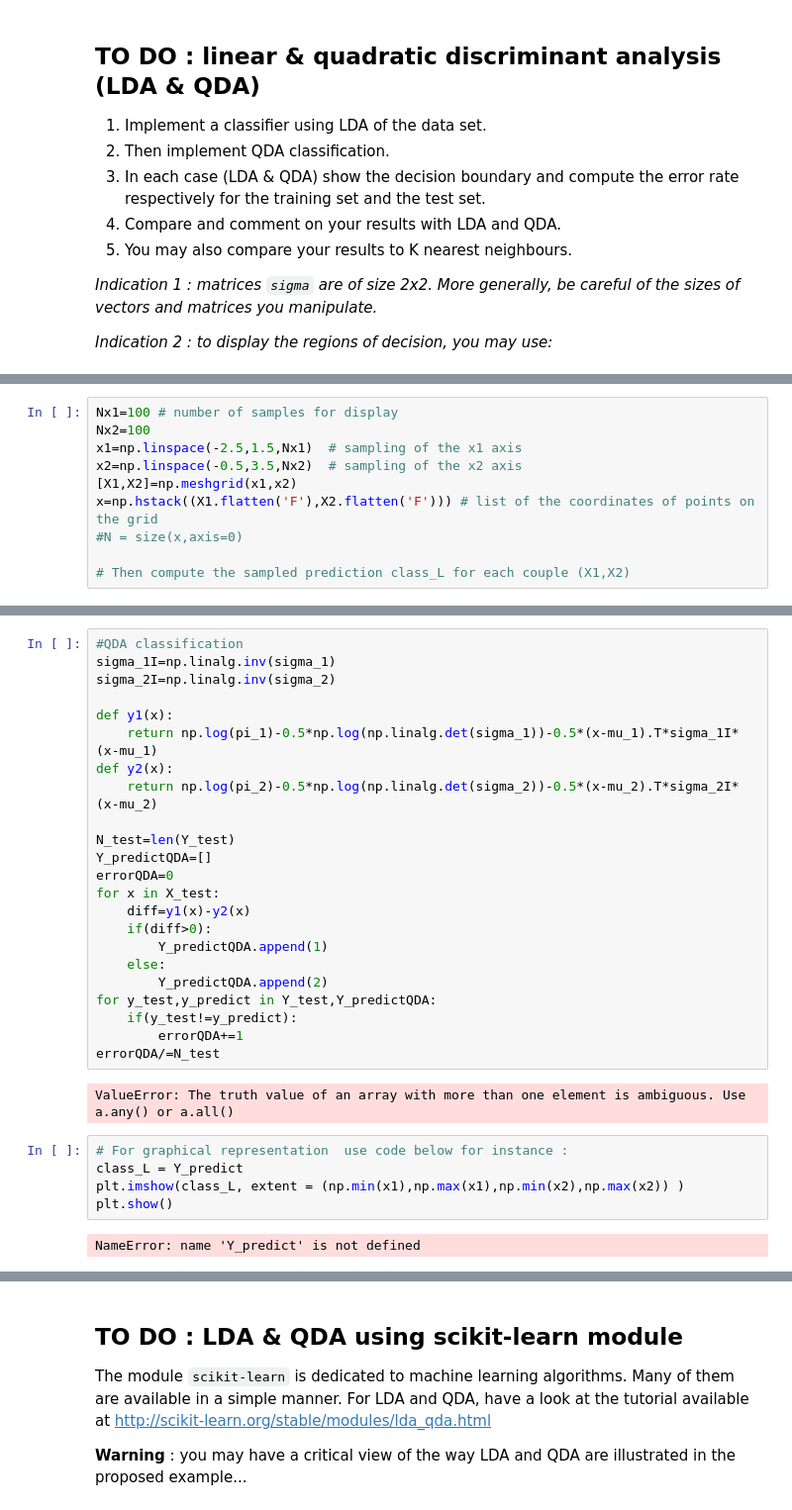
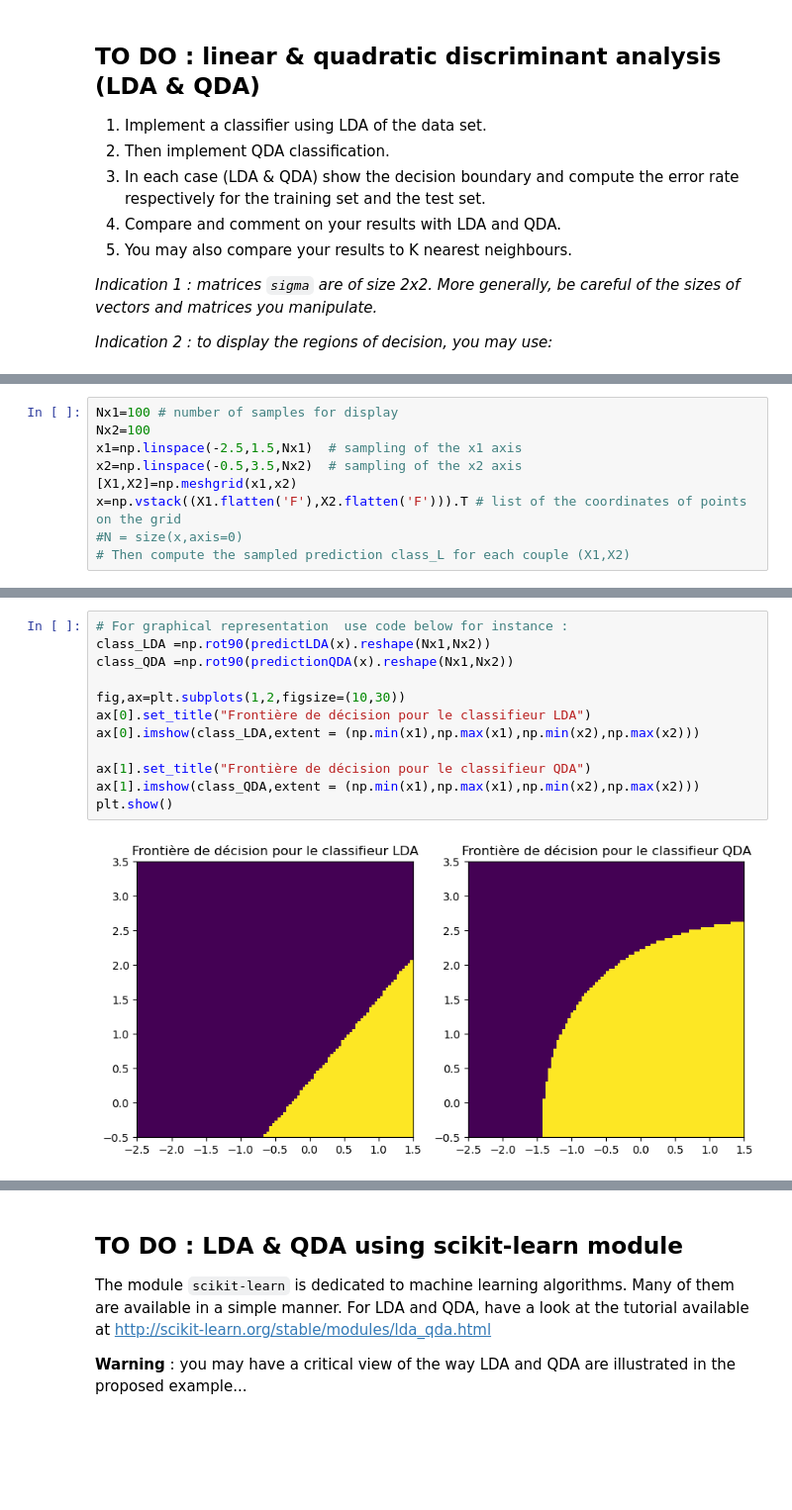
Before and after one commit to VictorCilleros/ML, a Jupyter notebook: TP2_archive/TP2_LDA_QDA.ipynb, the cells around one changed output, grey strips where cells are left out. Shown: that part at 99% size. Cells and saved outputs as stored; diff of their text form; blank space fills up the shorter version.

Commit message:
Ajout des graphes et erreur
Graphes de frontière de décison
Graphes de répartition des prédiction
calcul de l'erreur discrète

```diff
--- a/TP2_archive/TP2_LDA_QDA.ipynb
+++ b/TP2_archive/TP2_LDA_QDA.ipynb
@@ -103,7 +129,6 @@ Nx2=100
 x1=np.linspace(-2.5,1.5,Nx1)  # sampling of the x1 axis
 x2=np.linspace(-0.5,3.5,Nx2)  # sampling of the x2 axis
 [X1,X2]=np.meshgrid(x1,x2)
-x=np.hstack((X1.flatten('F'),X2.flatten('F'))) # list of the coordinates of points on the grid
+x=np.vstack((X1.flatten('F'),X2.flatten('F'))).T # list of the coordinates of points on the grid
 #N = size(x,axis=0)
-
 # Then compute the sampled prediction class_L for each couple (X1,X2)
@@ -134,32 +135,14 @@ ValueError: The truth value of an array with more than one element is ambiguous.
-# %%
-#QDA classification
-sigma_1I=np.linalg.inv(sigma_1)
-sigma_2I=np.linalg.inv(sigma_2)
-
-def y1(x):
-    return np.log(pi_1)-0.5*np.log(np.linalg.det(sigma_1))-0.5*(x-mu_1).T*sigma_1I*(x-mu_1)
-def y2(x):
-    return np.log(pi_2)-0.5*np.log(np.linalg.det(sigma_2))-0.5*(x-mu_2).T*sigma_2I*(x-mu_2)
-
-N_test=len(Y_test)
-Y_predictQDA=[]
-errorQDA=0
-for x in X_test:
-    diff=y1(x)-y2(x)
-    if(diff>0):
-        Y_predictQDA.append(1)
-    else:
-        Y_predictQDA.append(2)
-for y_test,y_predict in Y_test,Y_predictQDA:
-    if(y_test!=y_predict):
-        errorQDA+=1
-errorQDA/=N_test
-# %% [output]
-ValueError: The truth value of an array with more than one element is ambiguous. Use a.any() or a.all()
-# %%
-# For graphical representation  use code below for instance :
-class_L = Y_predict
-plt.imshow(class_L, extent = (np.min(x1),np.max(x1),np.min(x2),np.max(x2)) )
-plt.show()
-# %% [output]
-NameError: name 'Y_predict' is not defined
+# %%
+# For graphical representation  use code below for instance :
+class_LDA =np.rot90(predictLDA(x).reshape(Nx1,Nx2))
+class_QDA =np.rot90(predictionQDA(x).reshape(Nx1,Nx2))
+
+fig,ax=plt.subplots(1,2,figsize=(10,30))
+ax[0].set_title("Frontière de décision pour le classifieur LDA")
+ax[0].imshow(class_LDA,extent = (np.min(x1),np.max(x1),np.min(x2),np.max(x2)))
+
+ax[1].set_title("Frontière de décision pour le classifieur QDA")
+ax[1].imshow(class_QDA,extent = (np.min(x1),np.max(x1),np.min(x2),np.max(x2)))
+plt.show()
+# %% [output]
+[figure, added]
```
Also changed, not shown: parts of 9 cells of this notebook.
